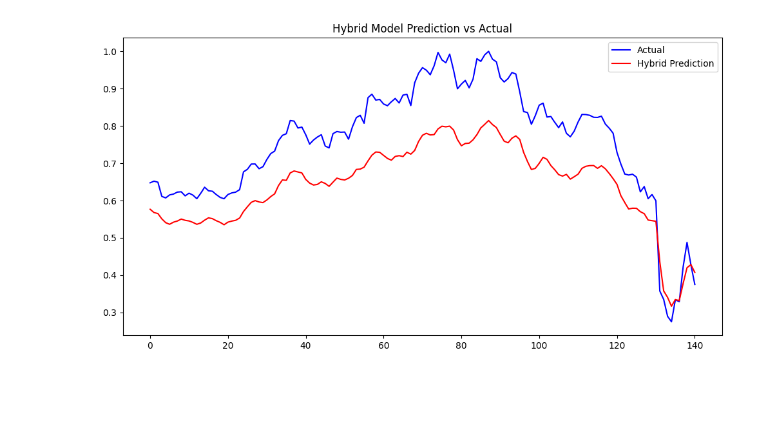
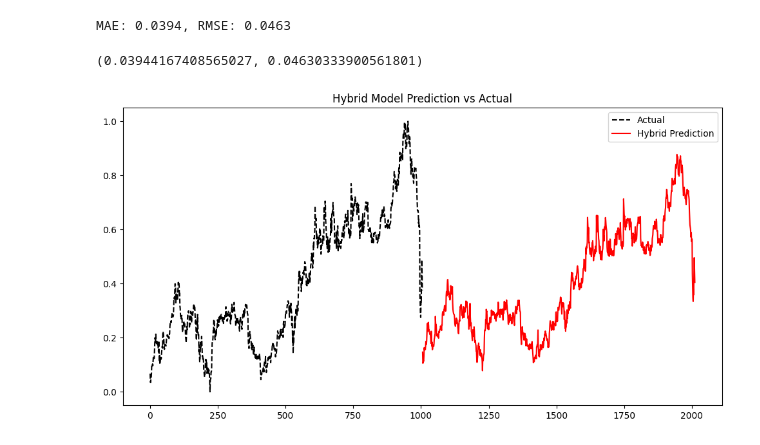
Before and after one commit to 23092003e/Stock-Price-Forecasting-System-Using-Apache-Spark, a Jupyter notebook: Fixed_Hybrid.ipynb, the cells around one changed output. Cells and saved outputs as stored; diff of their text form; code cells hidden in the pictures; blank space fills up the shorter version.

```diff
--- a/Fixed_Hybrid.ipynb
+++ b/Fixed_Hybrid.ipynb
@@ -15,8 +12,19 @@ from sklearn.metrics import mean_absolute_error, mean_squared_error, r2_score
 # %%
 # Khởi tạo Spark Session
 spark = SparkSession.builder.appName("StockForecasting").getOrCreate()
-# Load dữ liệu
-df = pd.read_csv("E:\Folder tai lieu\Lectures\scalable\Stock-Price-Forecasting-System-Using-Apache-Spark-main\data\processed\data.csv")
-# Chuẩn hóa dữ liệu
-scaler = MinMaxScaler(feature_range=(0, 1))
-df['Close'] = scaler.fit_transform(df[['Close']])
+
+# Load dữ liệu bằng Spark
+file_path = "E:\Folder tai lieu\Lectures\scalable\Stock-Price-Forecasting-System-Using-Apache-Spark-main\data\processed\data.csv"
+df_spark = spark.read.csv(file_path, header=True, inferSchema=True)
+
+# Chuyển Spark DataFrame sang Pandas để xử lý
+df = df_spark.toPandas()
+
+# Xác định cột target (Close) và các feature khác
+features = ['Open', 'High', 'Low', 'Volume', 'Price_Range', 'Daily_Change', 'MA_10', 'MA_50', 'RSI', 'Upper_BB', 'Lower_BB', 'Stoch_Osc']
+target = 'Close'
+
+# Chuẩn hóa dữ liệu toàn bộ
+df_scaled = df.copy()
+scaler = MinMaxScaler()
+df_scaled[features + [target]] = scaler.fit_transform(df[features + [target]])
@@ -125,10 +61,29 @@ Hybrid Predictions: [0.57651744 0.56769763 0.56508632 0.55076998 0.54058906 0.53
+# %%
+# Hybrid Model
+def hybrid_prediction(y_pred_arima, y_pred_lr, y_pred_lstm, weights=[0.2, 0.3, 0.5]):
+    """Kết hợp ba mô hình theo trọng số đã điều chỉnh."""
+    return weights[0] * y_pred_arima + weights[1] * y_pred_lr + weights[2] * y_pred_lstm
+
+# Dự đoán mô hình
+y_pred_hybrid = hybrid_prediction(y_pred_arima, y_pred_lr, y_pred_lstm)
+# Đánh giá mô hình
+def evaluate_model(y_actual, y_pred):
+    mae = mean_absolute_error(y_actual, y_pred)
+    rmse = np.sqrt(mean_squared_error(y_actual, y_pred))
+    print(f"MAE: {mae:.4f}, RMSE: {rmse:.4f}")
+    return mae, rmse
+
+evaluate_model(y_actual, y_pred_hybrid)
+# %% [output]
+MAE: 0.0394, RMSE: 0.0463
+(0.03944167408565027, 0.04630333900561801)
 # %%
 # Trực quan hóa kết quả
 plt.figure(figsize=(12, 6))
-plt.plot(range(len(y_test)), y_test, label='Actual', color='blue')
-plt.plot(range(len(y_test)), hybrid_pred, label='Hybrid Prediction', color='red')
+plt.plot(y_actual, label='Actual', color='black', linestyle='dashed')
+plt.plot(y_pred_hybrid, label='Hybrid Prediction', color='red')
 plt.legend()
-plt.title('Hybrid Model Prediction vs Actual')
+plt.title("Hybrid Model Prediction vs Actual")
 plt.show()
 # %% [output]
-[figure, old version]
+[figure, new version]
```
Also changed, not shown: parts of 7 cells of this notebook, 2 other files.
